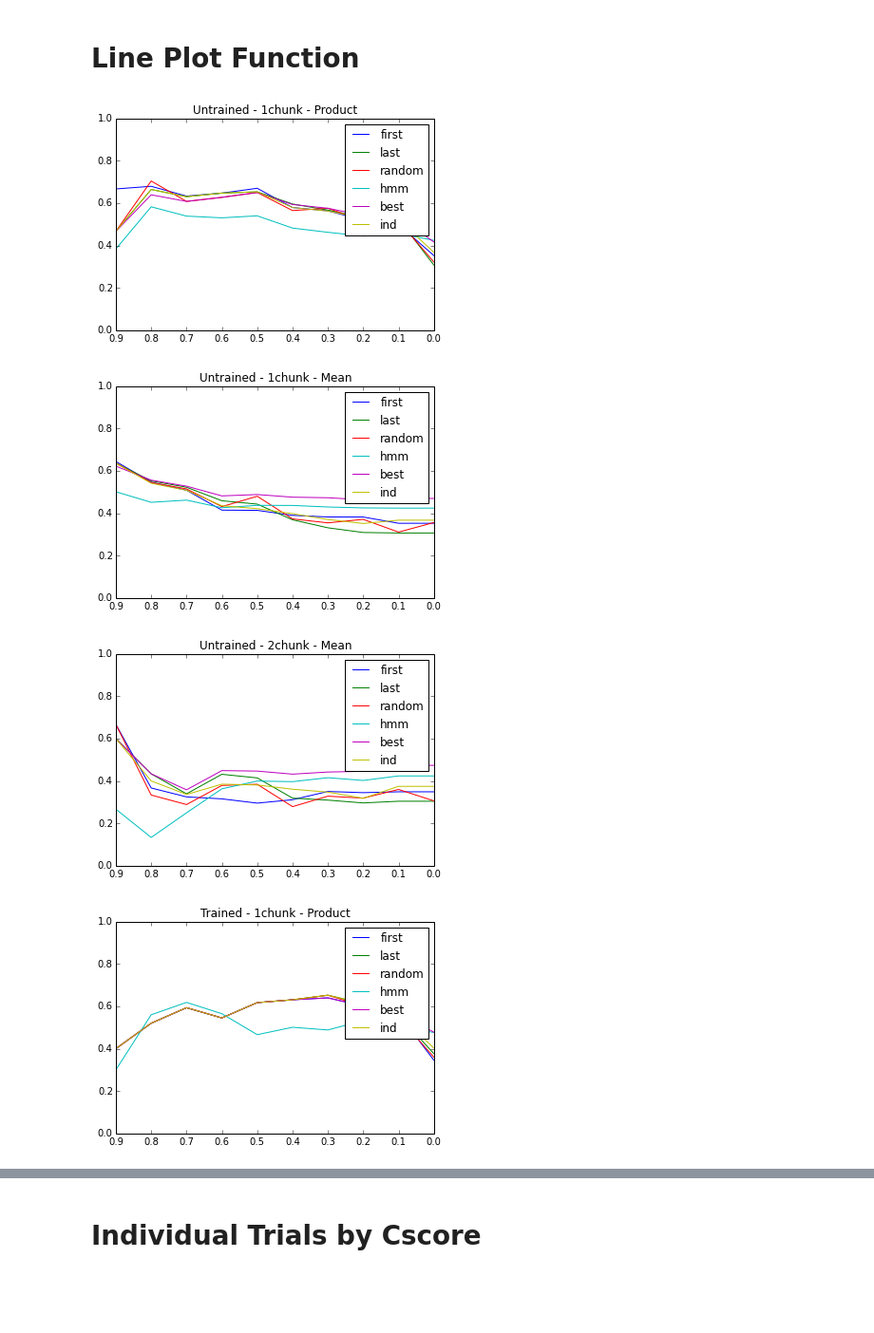
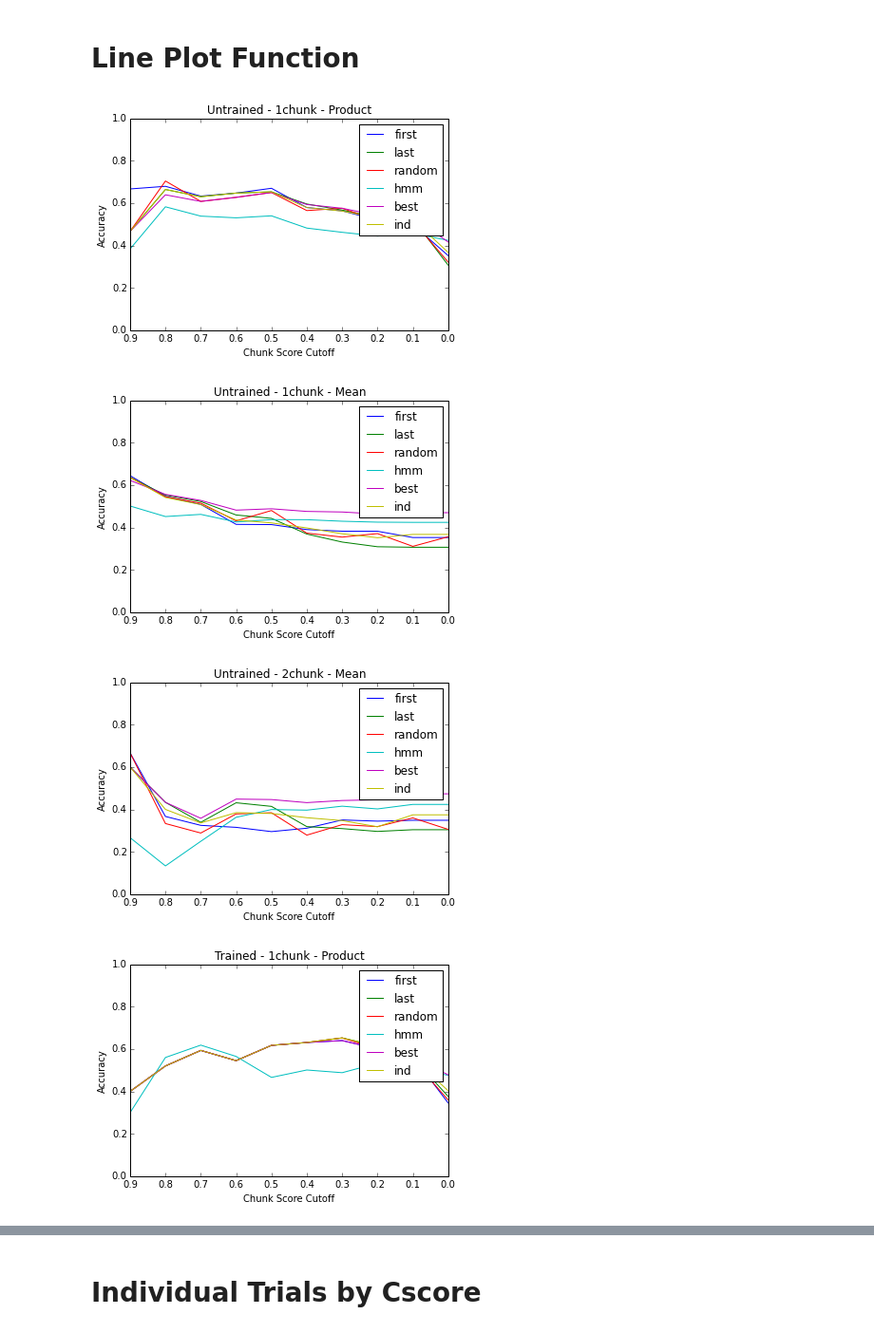
Before and after one commit to jvivian/Helicase-Reread-Project, a Jupyter notebook: Scripts/Results Plotting.ipynb, the cells around one changed output, grey strips where cells are left out. Shown at 95% size. Drawn from its saved outputs; the diff is of its cells as text; code cells hidden in the pictures; blank space fills up the shorter version.

```diff
--- a/Scripts/Results Plotting.ipynb
+++ b/Scripts/Results Plotting.ipynb
@@ -39,34 +39,37 @@ def accuracy_by_filter_score( trial_set ):
             f,l,r,h,b,i = accuracies
             first.append( f ); last.append( l ); random.append( r )
             hmm.append( h ) ; best.append( b ); ind.append( i )
 
             x = [ 0.9, 0.8, 0.7, 0.6, 0.5, 0.4, 0.3, 0.2, 0.1, 0.0 ]
 
 
     plt.plot( x, first, label='first' )
     plt.plot( x, last, label='last' )
     plt.plot( x, random, label='random' )
 
     plt.plot( x, hmm, label='hmm' )
     plt.plot( x, best, label='best' )
     plt.plot( x, ind, label='ind' )
 
     plt.title( trial_name.split('_')[0] + ' - ' + trial_name.split('_')[1] \
                 + ' - ' + trial_name.split('_')[2] )
+
+    plt.xlabel( 'Chunk Score Cutoff' )
+    plt.ylabel( 'Accuracy' )
     plt.ylim( [0,1.0] )
     plt.legend()
     plt.gca().invert_xaxis()
     plt.show()
 
 accuracy_by_filter_score( untrained_1chunk_product )
 accuracy_by_filter_score( untrained_1chunk_mean )
 accuracy_by_filter_score( untrained_2chunk_mean )
 
 accuracy_by_filter_score( trained_1chunk_product )
 accuracy_by_filter_score( trained_1chunk_mean )
 accuracy_by_filter_score( trained_2chunk_mean )
 # %% [output]
-[figure, old version]
+[figure, new version]
-[figure, old version]
+[figure, new version]
-[figure, old version]
+[figure, new version]
-[figure, old version]
+[figure, new version]
```
Also changed, not shown: parts of 1 cell of this notebook.
